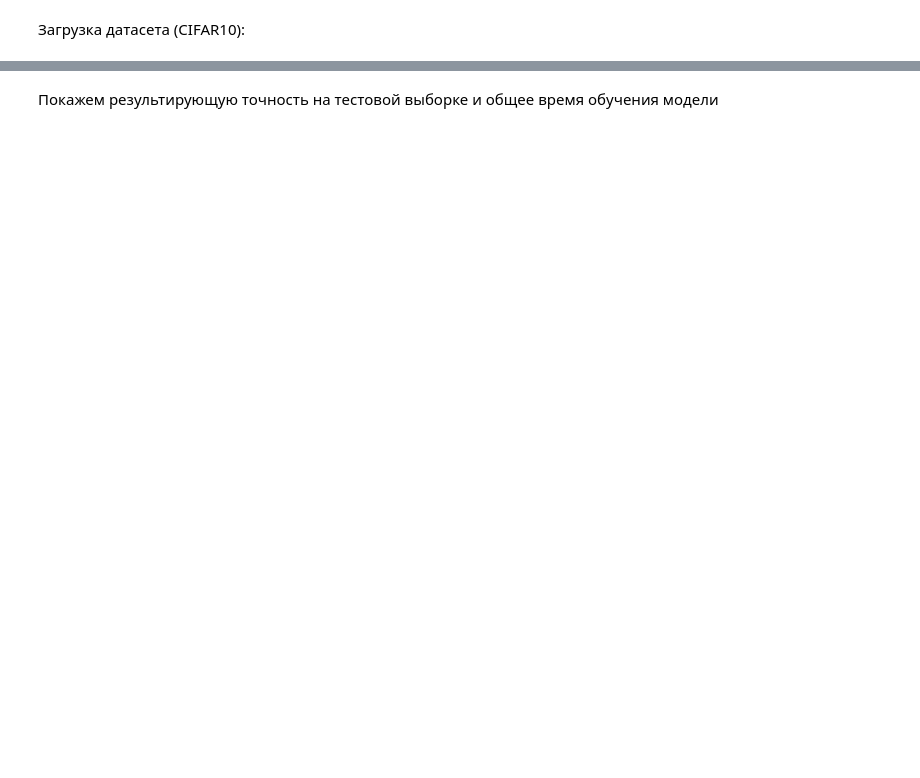
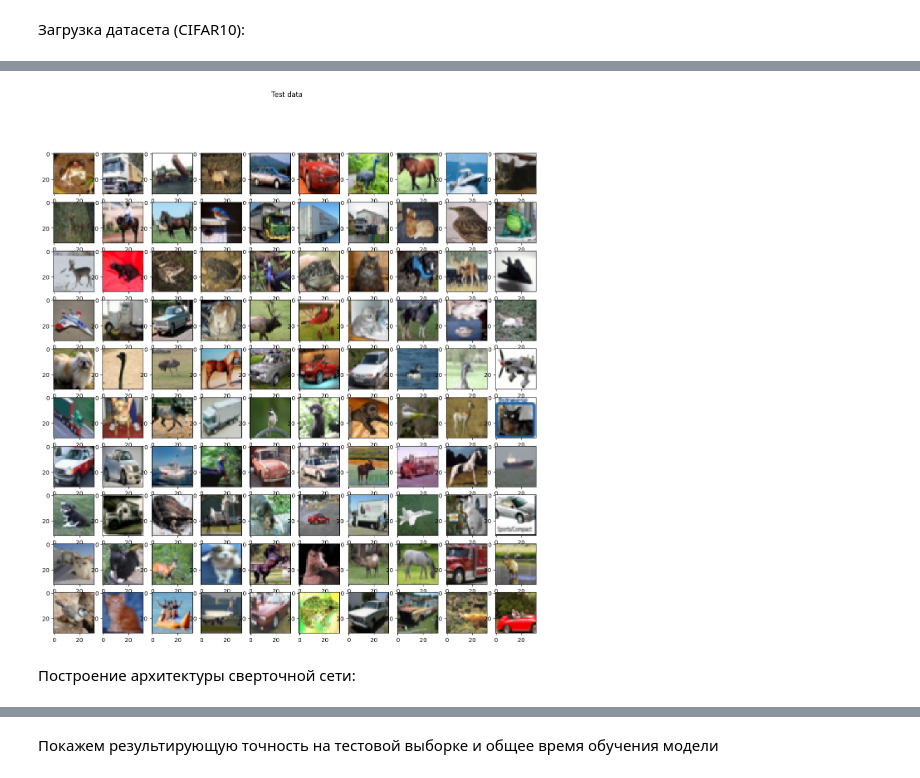
Before and after one commit to Rodimkov/deep-learning-course-practice-2023, a Jupyter notebook: 3822М1ФИии1/practical_work_1/Meshalkin Nikita.ipynb, the cells around one changed output, grey strips where cells are left out. Saved outputs shown, nothing was run; the diff lists cells and outputs as text; code cells hidden in the pictures; blank space fills up the shorter version.

```diff
--- a/3822М1ФИии1/practical_work_1/Meshalkin Nikita.ipynb
+++ b/3822М1ФИии1/practical_work_1/Meshalkin Nikita.ipynb
@@ -82,0 +65,11 @@ test_data_loader = torch.utils.data.DataLoader(
+# %%
+def show_test_images():
+    fig, axes = plt.subplots(nrows=10, ncols=10, figsize = (15, 15))
+    fig.suptitle("Test data")
+    for i, ax in enumerate(axes.flat):
+        ax.imshow(train_dataset[i][0].permute(1, 2, 0))
+show_test_images()
+# %% [output]
+[figure, added]
+# %% [markdown]
+Построение архитектуры сверточной сети:
```
Also changed, not shown: parts of 19 cells of this notebook.
